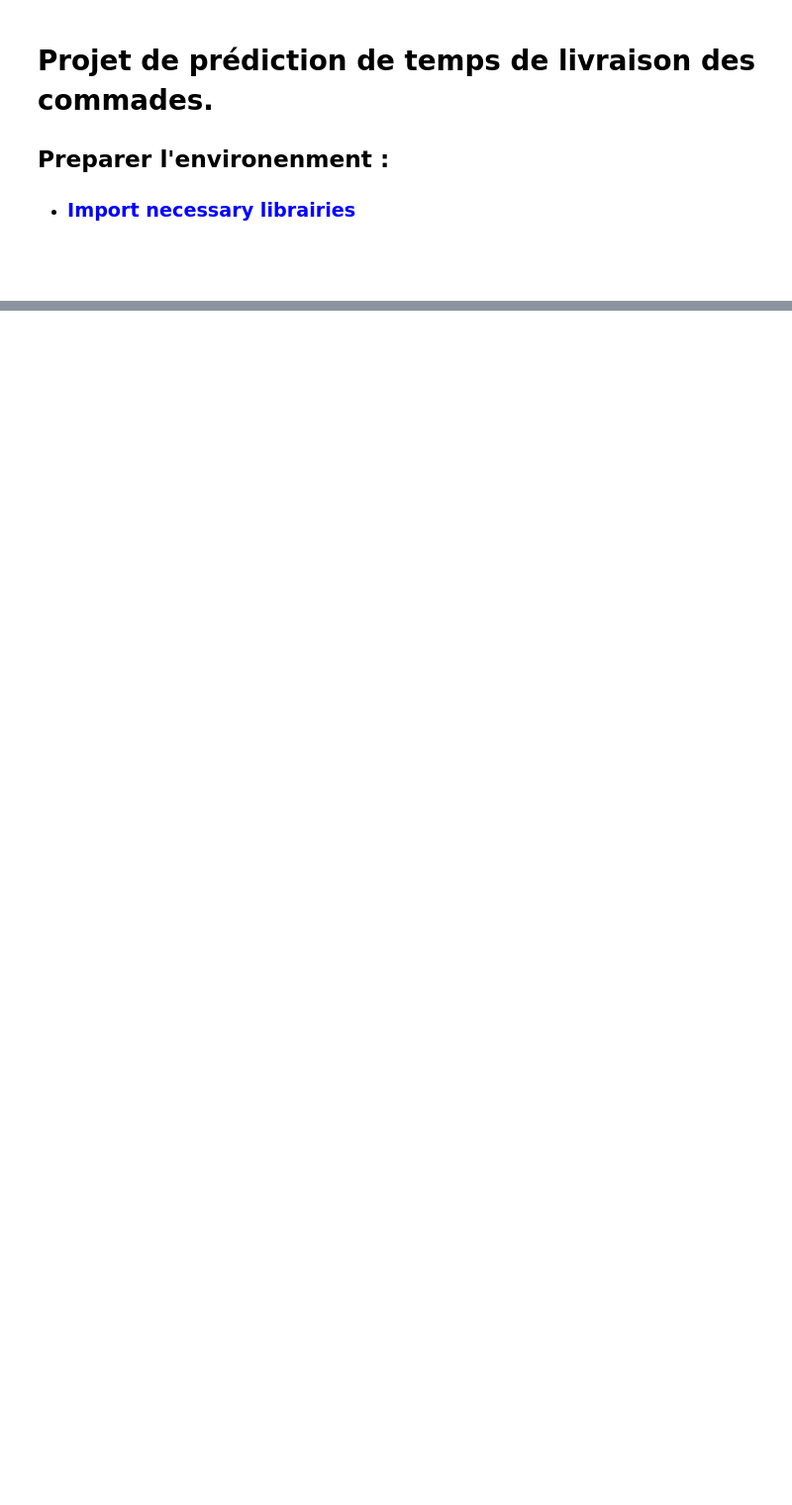
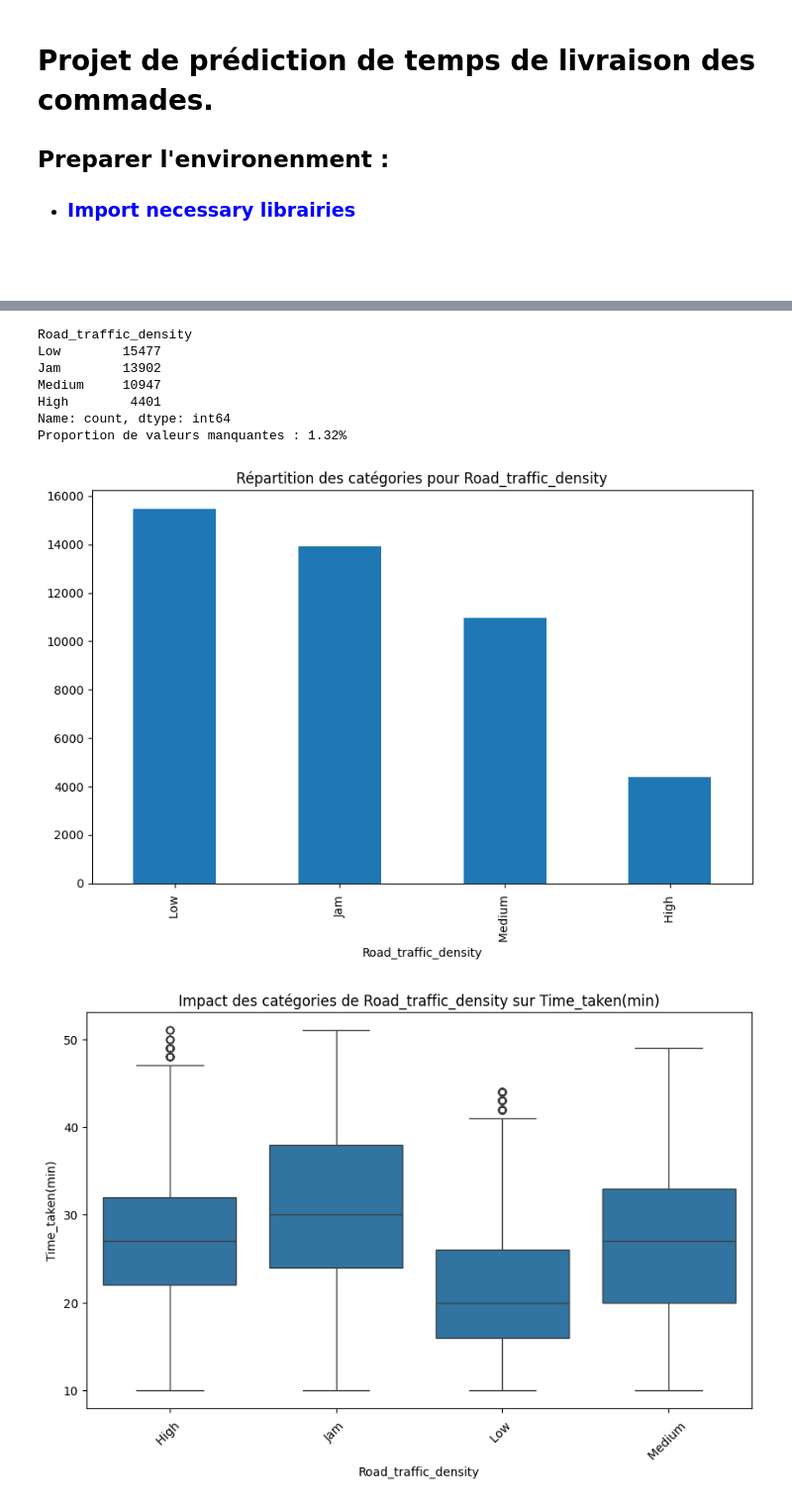
Before and after one commit to issamKHZ/DeliveryApp, a Jupyter notebook: projet_predire_temps_livraison.ipynb, the cells around one changed output, grey strips where cells are left out. Shown at 99% size. Drawn from its saved outputs; the diff is of its cells as text; code cells hidden in the pictures; blank space fills up the shorter version.

```diff
--- a/projet_predire_temps_livraison.ipynb
+++ b/projet_predire_temps_livraison.ipynb
@@ -303,0 +246,10 @@ Temps de livraison estimé : 3.69 heures
+# %%
+# Imputation de weatherconditions
+distribution = df_set['Weatherconditions'].value_counts(normalize=True)
+
+missing_indices = df_set['Weatherconditions'][df_set['Weatherconditions'].isnull()].index
+df_set.loc[missing_indices, 'Weatherconditions'] = np.random.choice(
+    distribution.index, size=len(missing_indices), p=distribution.values
+)
+
+df_set.isnull().sum()
@@ -303,0 +277,19 @@ Temps de livraison estimé : 3.69 heures
+# %%
+# Analyse des valeurs uniques et de leur fréquence
+print(df_set['Road_traffic_density'].value_counts())
+
+# Proportion de valeurs manquantes
+print(f"Proportion de valeurs manquantes : {df_set['Road_traffic_density'].isnull().mean() * 100:.2f}%")
+
+draw_categ(df_set, 'Road_traffic_density')
+draw_categ_impact(df_set, 'Road_traffic_density', 'Time_taken(min)')
+# %% [output]
+Road_traffic_density
+Low        15477
+Jam        13902
+Medium     10947
+High        4401
+Name: count, dtype: int64
+Proportion de valeurs manquantes : 1.32%
+[figure, added]
+[figure, added]
```
Also changed, not shown: parts of 108 cells of this notebook, 1 other file.
